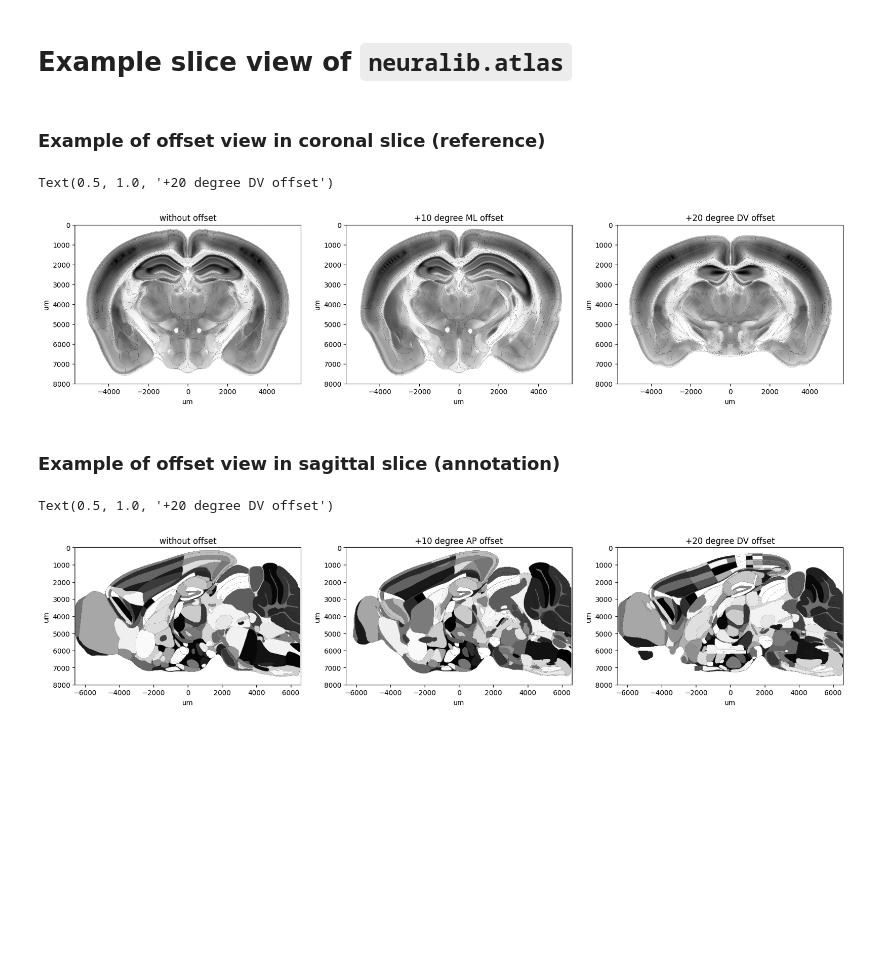
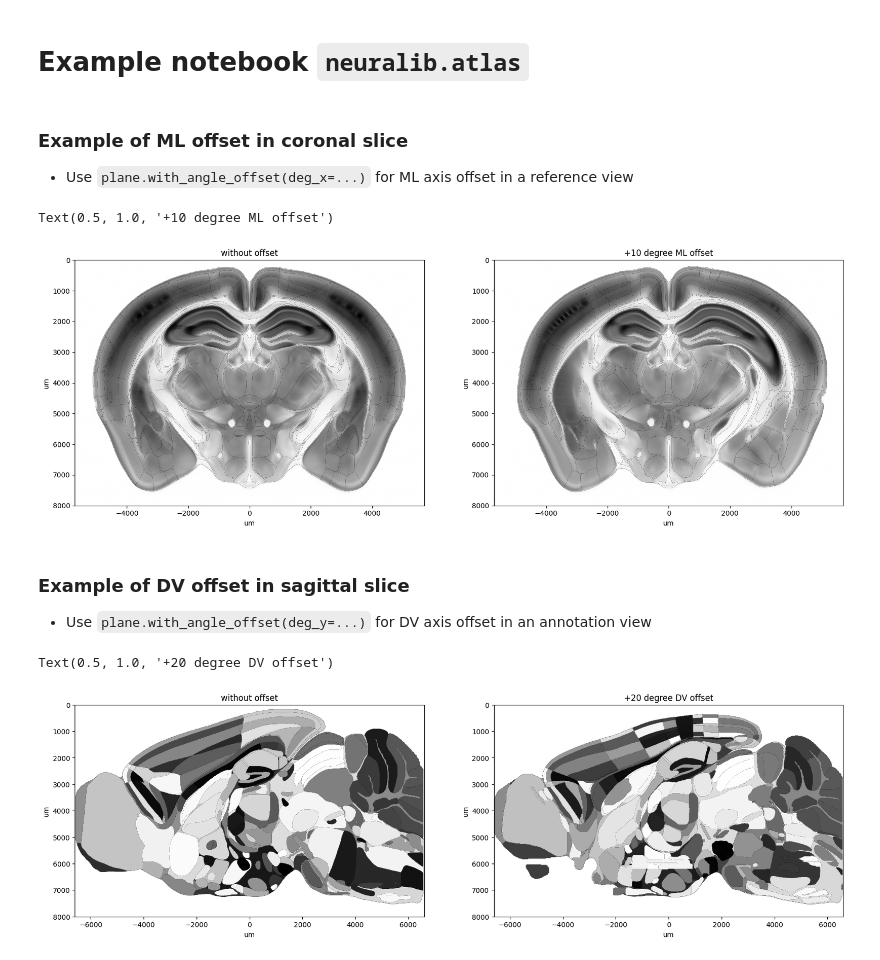
Before and after one commit to ytsimon2004/neuralib, a Jupyter notebook: doc/source/notebooks/example_slice_view.ipynb, the cells around one changed output. Drawn from its saved outputs; the diff is of its cells as text; code cells hidden in the pictures; blank space fills up the shorter version.

Commit message:
add annotation region view

```diff
--- a/doc/source/notebooks/example_slice_view.ipynb
+++ b/doc/source/notebooks/example_slice_view.ipynb
@@ -1,5 +1,5 @@
 # %% [markdown]
-# Example slice view of `neuralib.atlas`
+# Example notebook `neuralib.atlas`
 # %%
 import matplotlib.pyplot as plt
 
@@ -8,38 +8,37 @@ from neuralib.atlas.view import load_slice_view
 %load_ext autoreload
 %autoreload
 # %% [markdown]
-### Example of offset view in coronal slice (reference)
+### Example of ML offset in coronal slice
+
+- Use `plane.with_angle_offset(deg_x=...)` for ML axis offset in a reference view
 # %%
 slice_index = 700
 plane = load_slice_view('reference', plane_type='coronal', resolution=10).plane_at(slice_index)
 
-_, ax = plt.subplots(ncols=3, figsize=(20, 10))
-plane.plot(ax=ax[0], with_annotation=True)
+_, ax = plt.subplots(ncols=2, figsize=(20, 10))
+
+plane.plot(ax=ax[0], boundaries=True)
 ax[0].set_title('without offset')
 
-plane.with_angle_offset(deg_x=10, deg_y=0).plot(ax=ax[1], with_annotation=True)
+plane.with_angle_offset(deg_x=10).plot(ax=ax[1], boundaries=True)
 ax[1].set_title('+10 degree ML offset')
-
-plane.with_angle_offset(deg_x=0, deg_y=20).plot(ax=ax[2], with_annotation=True)
-ax[2].set_title('+20 degree DV offset')
 # %% [output]
-Text(0.5, 1.0, '+20 degree DV offset')
+Text(0.5, 1.0, '+10 degree ML offset')
-[figure, old version]
+[figure, new version]
 # %% [markdown]
-### Example of offset view in sagittal slice (annotation)
+### Example of DV offset in sagittal slice
+
+- Use `plane.with_angle_offset(deg_y=...)` for DV axis offset in an annotation view
 # %%
 slice_index = 500
 plane = load_slice_view('annotation', plane_type='sagittal', resolution=10).plane_at(slice_index)
 
-_, ax = plt.subplots(ncols=3, figsize=(20, 10))
-plane.plot(ax=ax[0], with_annotation=True)
+_, ax = plt.subplots(ncols=2, figsize=(20, 10))
+plane.plot(ax=ax[0], boundaries=True)
 ax[0].set_title('without offset')
 
-plane.with_angle_offset(deg_x=10, deg_y=0).plot(ax=ax[1], with_annotation=True)
-ax[1].set_title('+10 degree AP offset')
-
-plane.with_angle_offset(deg_x=0, deg_y=20).plot(ax=ax[2], with_annotation=True)
-ax[2].set_title('+20 degree DV offset')
+plane.with_angle_offset(deg_y=20).plot(ax=ax[1], boundaries=True)
+ax[1].set_title('+20 degree DV offset')
 # %% [output]
 Text(0.5, 1.0, '+20 degree DV offset')
-[figure, old version]
+[figure, new version]
```
Also changed, not shown: parts of 4 cells of this notebook, 4 other files.
